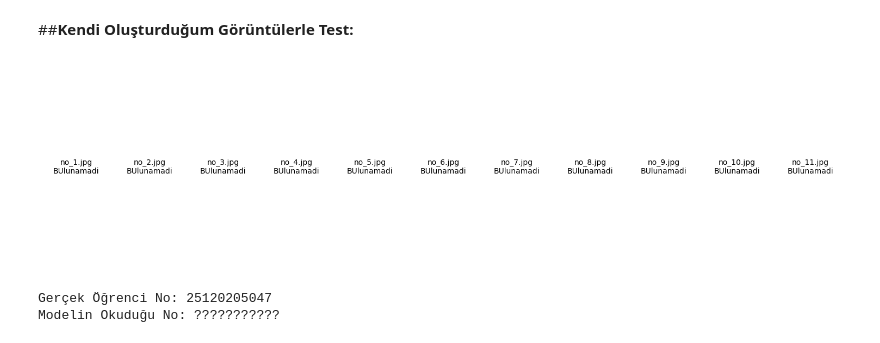
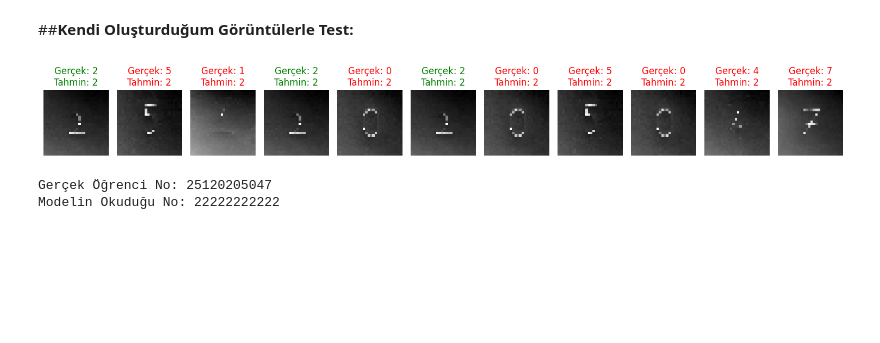
Before and after one commit to alfra-ganus/Bil485-Odev1, a Jupyter notebook: sample.ipynb, the cells around one changed output. Drawn from its saved outputs; the diff is of its cells as text; code cells hidden in the pictures; blank space fills up the shorter version.

```diff
--- a/sample.ipynb
+++ b/sample.ipynb
@@ -181,38 +179,38 @@ tahmin_no="";
 
 for i in range(num_sayisi):
 
-  dosya_adi=f"no_{i+1}.jpg";
+  dosya_adi=f"no_{i+1}.jpeg";
   gercek_num= my_no[i];
 
   my_num_flat, processed_img=image_hazirlik(dosya_adi);
 
   plt.subplot(1, num_sayisi, i+1);
 
   if my_num_flat is not None:
     prediction= model.predict(my_num_flat, verbose=0);
     predicted_class= np.argmax(prediction);
     confidence= np.max(prediction)*100;
 
     tahmin_no += str(predicted_class);
 
     plt.imshow(processed_img, cmap='gray');
 
     color='green' if str(predicted_class)==gercek_num else 'red'
 
     plt.title(f"Gerçek: {gercek_num}\nTahmin: {predicted_class}", color=color);
 
   else:
-    plt.text(0.5, 0.5, f"{dosya_adi}\nBUlunamadi", ha='center', va='center');
+    plt.text(0.5, 0.5, f"{dosya_adi}\nBulunamadi", ha='center', va='center');
     tahmin_no+="?";
 
   plt.axis('off');
 
 plt.tight_layout();
 plt.show();
 
 print(f"\nGerçek Öğrenci No: {my_no}");
 print(f"Modelin Okuduğu No: {tahmin_no}");
 # %% [output]
-[figure, old version]
+[figure, new version]
 Gerçek Öğrenci No: 25120205047
-Modelin Okuduğu No: ???????????
+Modelin Okuduğu No: 22222222222
```
Also changed, not shown: parts of 4 cells of this notebook.
